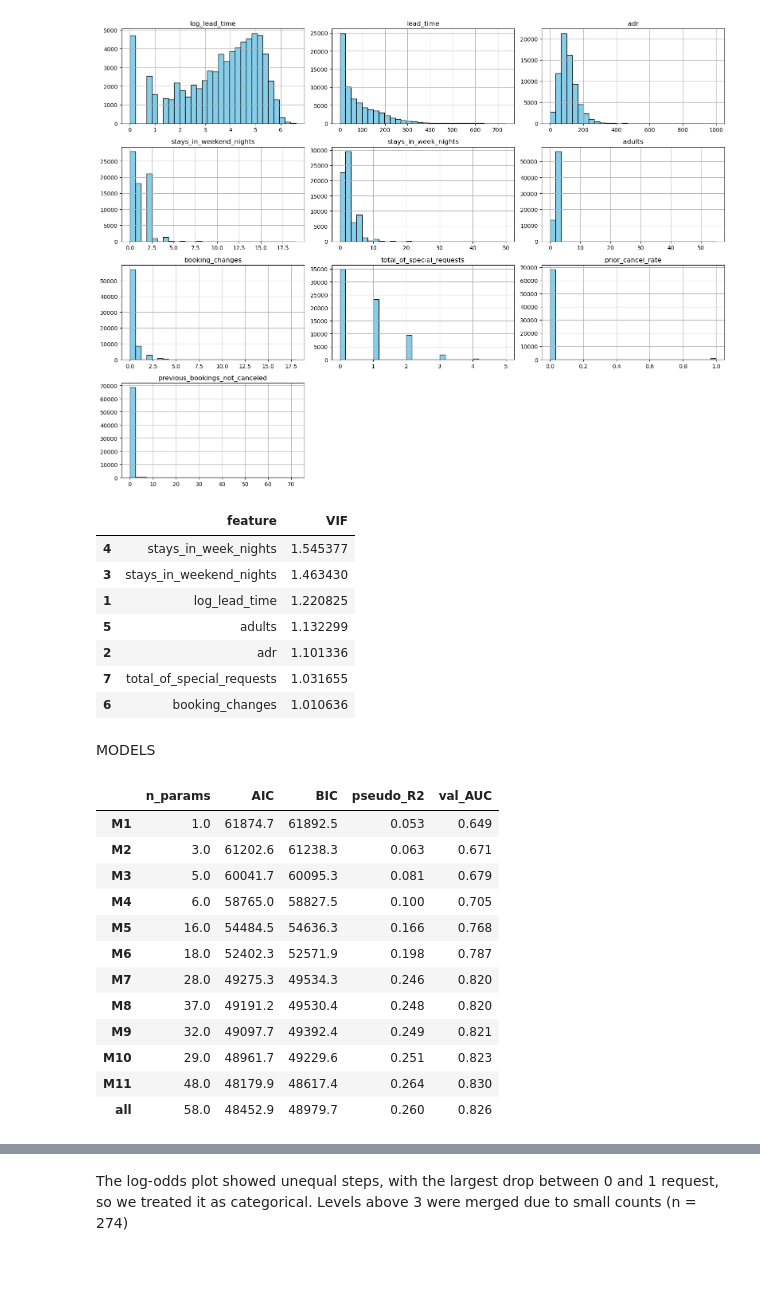
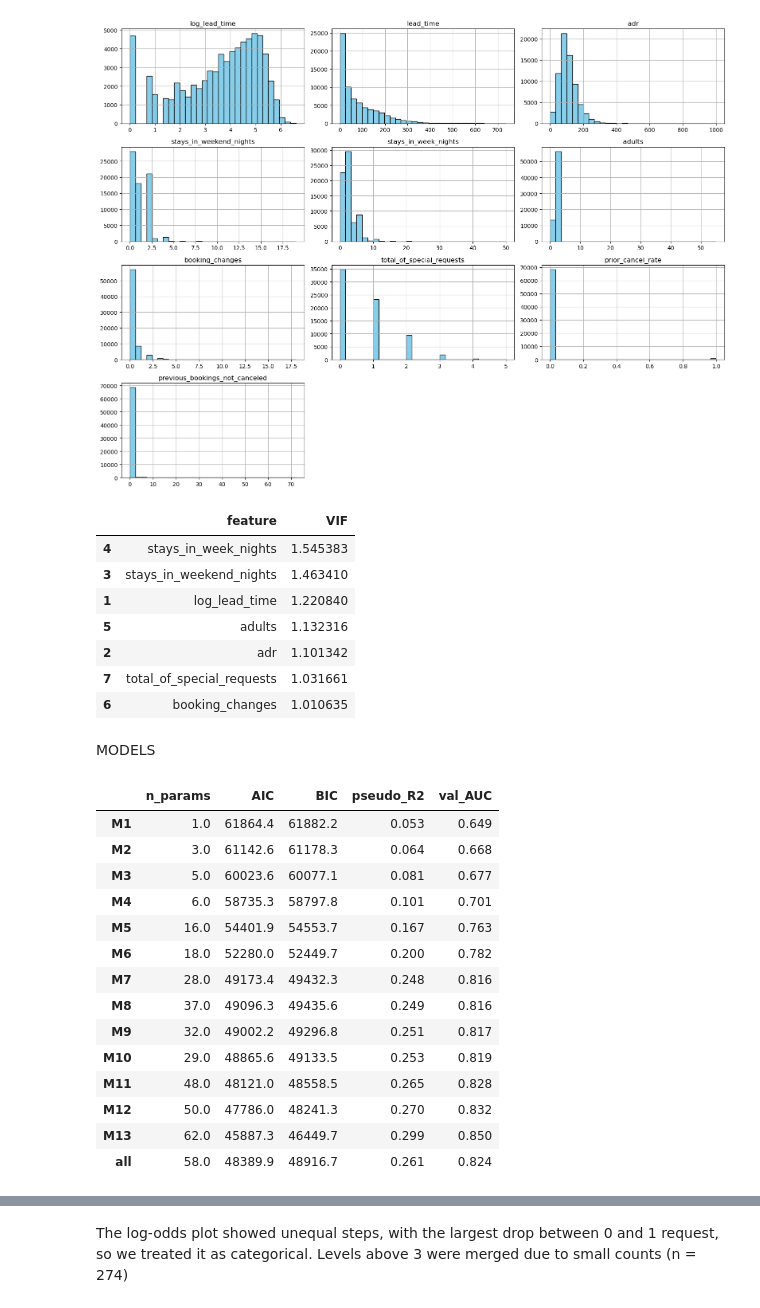
Before and after one commit to ErikS234/DSA312-Group-Project, a Jupyter notebook: Team Project.ipynb, the cells around one changed output, grey strips where cells are left out. Saved outputs shown, nothing was run; the diff lists cells and outputs as text; code cells hidden in the pictures; blank space fills up the shorter version.

Commit message:
added more model specifications

```diff
--- a/Team Project.ipynb
+++ b/Team Project.ipynb
@@ -142,6 +142,13 @@ df["prior_cancel_rate"] = (df["previous_cancellations"] / prior_total.replace(0,
 
 # has_agent
 df["has_agent"] = df["agent"].notna().astype(int)
+# top_agent: Keep any agent with at least 1% of all bookings; group the rest as Other.
+top = df["agent"].value_counts(normalize=True, dropna=False).loc[lambda s: s >= 0.01].index
+df["top_agent"] = np.where(df["agent"].isna(), "None", np.where(df["agent"].isin(top), df["agent"].fillna(0).astype(int).astype(str), "Other"))
+# market_segment only says a booking came through an online travel agency, not which one,
+# yet agencies can attract very different customers. For example, one offering free cancellation
+# may draw price-shoppers who book several hotels and cancel the extras, while one selling
+# flight-and-hotel packages may see few cancellations. top_agent lets the model tell these agencies apart.
 
 # has_company
 df["has_company"] = df["company"].notna().astype(int)
@@ -166,7 +173,8 @@ df["country_grp"] = df["country"].where(df["country"].isin(top), "OTHER")
 df["adr"] = df["adr"].clip(lower=0, upper=1000)
 
 # drop 1 "Undefined" booking
-df = df[df["market_segment"] != "Undefined"]
+df = df[df["market_segment"] != "Undefined"] # bcz only 1 row
+df = df[df["distribution_channel"] != "Undefined"] # bcz only 2 rows
 # %%
 df1 = df.drop(columns=["agent",
                        "company",
@@ -348,13 +356,13 @@ vif = pd.DataFrame({
 vif
 # %% [output]
 |  | feature | VIF |
-| 4 | stays_in_week_nights | 1.545377 |
-| 3 | stays_in_weekend_nights | 1.463430 |
-| 1 | log_lead_time | 1.220825 |
-| 5 | adults | 1.132299 |
-| 2 | adr | 1.101336 |
-| 7 | total_of_special_requests | 1.031655 |
-| 6 | booking_changes | 1.010636 |
+| 4 | stays_in_week_nights | 1.545383 |
+| 3 | stays_in_weekend_nights | 1.463410 |
+| 1 | log_lead_time | 1.220840 |
+| 5 | adults | 1.132316 |
+| 2 | adr | 1.101342 |
+| 7 | total_of_special_requests | 1.031661 |
+| 6 | booking_changes | 1.010635 |
 # %%
 # # to prepare for log regression
 # cat_cols = ["hotel", "arrival_date_month", "meal", "market_segment",
@@ -412,45 +420,59 @@ models = {
                                 " + stays_in_weekend_nights + stays_in_week_nights + adults +has_children", # stays in nights, adults, has_children, has_agent, was_waitlisted: not very useful but costs nthg
     "M10":   "is_canceled ~ log_lead_time + adr + adr_zero + C(deposit_type)"
                                             " + total_of_special_requests"
                                             " + C(market_segment) + C(hotel) + C(customer_type)"
                                             " + has_changes + prior_cancel_rate +  C(country_grp)"
                                             " + has_history",
     "M11":   "is_canceled ~ log_lead_time + adr + adr_zero + C(deposit_type)"
                                     " + C(np.minimum(total_of_special_requests,3))"
                                     " + C(market_segment) + C(hotel) + C(customer_type)"
                                     " + has_changes + prior_cancel_rate +  C(country_grp)"
                                     " + has_history+ C(arrival_date_month)+C(market_segment):log_lead_time",
+    "M12":   "is_canceled ~ log_lead_time + adr + adr_zero + C(deposit_type)"
+                                        " + C(np.minimum(total_of_special_requests,3))"
+                                        " + C(market_segment) + C(hotel) + C(customer_type)"
+                                        " + has_changes + prior_cancel_rate +  C(country_grp)"
+                                        " + has_history+ C(arrival_date_month)+C(market_segment):log_lead_time"
+                                        " + C(arrival_date_year)",
+    "M13":   "is_canceled ~ log_lead_time + adr + adr_zero + C(deposit_type)"
+                                            " + C(np.minimum(total_of_special_requests,3))"
+                                            " + C(market_segment) + C(hotel) + C(customer_type)"
+                                            " + has_changes + prior_cancel_rate +  C(country_grp)"
+                                            " + has_history+ C(arrival_date_month)+C(market_segment):log_lead_time"
+                                            " + C(arrival_date_year) + C(top_agent)",
     "all":   "is_canceled ~ log_lead_time + adr + adr_zero + C(deposit_type)"
     " + has_changes + total_of_special_requests"
     " + prior_cancel_rate + has_history + previous_bookings_not_canceled + is_repeated_guest"
     " + C(market_segment) + C(hotel) + C(customer_type) + C(meal) + C(country_grp)"
     " + C(arrival_date_month) + C(arrival_dow)"
     " + stays_in_weekend_nights + stays_in_week_nights + adults + has_children"
     " + has_agent + has_company + was_waitlisted"
 }
 
 fitted, rows = {}, {}
 for name, f in models.items():
     try:
         fitted[name], rows[name] = evaluate(f, train, test)
     except Exception as e:
         print(f"{name} FAILED: {type(e).__name__}")
 
 pd.DataFrame(rows).T
 # %% [output]
 |  | n_params | AIC | BIC | pseudo_R2 | val_AUC |
-| M1 | 1.0 | 61874.7 | 61892.5 | 0.053 | 0.649 |
-| M2 | 3.0 | 61202.6 | 61238.3 | 0.063 | 0.671 |
-| M3 | 5.0 | 60041.7 | 60095.3 | 0.081 | 0.679 |
-| M4 | 6.0 | 58765.0 | 58827.5 | 0.100 | 0.705 |
-| M5 | 16.0 | 54484.5 | 54636.3 | 0.166 | 0.768 |
-| M6 | 18.0 | 52402.3 | 52571.9 | 0.198 | 0.787 |
-| M7 | 28.0 | 49275.3 | 49534.3 | 0.246 | 0.820 |
-| M8 | 37.0 | 49191.2 | 49530.4 | 0.248 | 0.820 |
-| M9 | 32.0 | 49097.7 | 49392.4 | 0.249 | 0.821 |
-| M10 | 29.0 | 48961.7 | 49229.6 | 0.251 | 0.823 |
-| M11 | 48.0 | 48179.9 | 48617.4 | 0.264 | 0.830 |
-| all | 58.0 | 48452.9 | 48979.7 | 0.260 | 0.826 |
+| M1 | 1.0 | 61864.4 | 61882.2 | 0.053 | 0.649 |
+| M2 | 3.0 | 61142.6 | 61178.3 | 0.064 | 0.668 |
+| M3 | 5.0 | 60023.6 | 60077.1 | 0.081 | 0.677 |
+| M4 | 6.0 | 58735.3 | 58797.8 | 0.101 | 0.701 |
+| M5 | 16.0 | 54401.9 | 54553.7 | 0.167 | 0.763 |
+| M6 | 18.0 | 52280.0 | 52449.7 | 0.200 | 0.782 |
+| M7 | 28.0 | 49173.4 | 49432.3 | 0.248 | 0.816 |
+| M8 | 37.0 | 49096.3 | 49435.6 | 0.249 | 0.816 |
+| M9 | 32.0 | 49002.2 | 49296.8 | 0.251 | 0.817 |
+| M10 | 29.0 | 48865.6 | 49133.5 | 0.253 | 0.819 |
+| M11 | 48.0 | 48121.0 | 48558.5 | 0.265 | 0.828 |
+| M12 | 50.0 | 47786.0 | 48241.3 | 0.270 | 0.832 |
+| M13 | 62.0 | 45887.3 | 46449.7 | 0.299 | 0.850 |
+| all | 58.0 | 48389.9 | 48916.7 | 0.261 | 0.824 |
 # %%
 # to prove C(total_of_special_req):
 # cancel rate and log-odds per level (3+ grouped)
```
Also changed, not shown: parts of 5 cells of this notebook.
